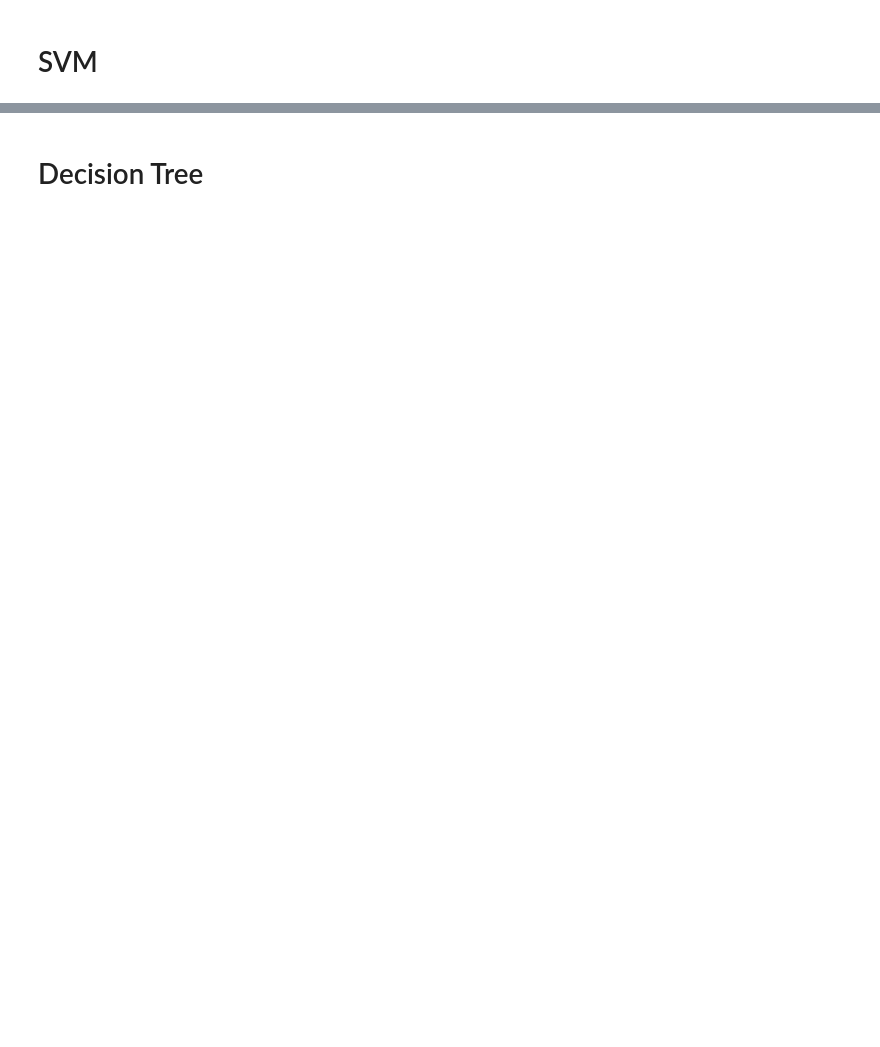
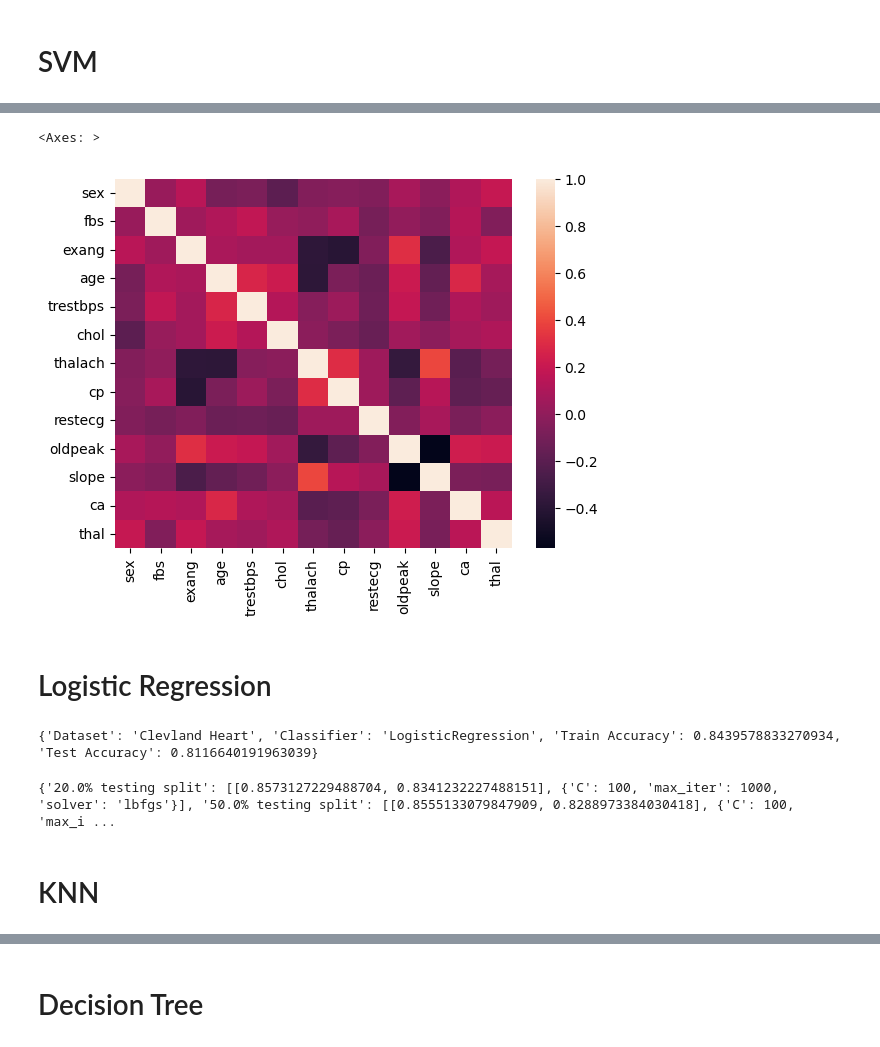
Before and after one commit to JaigonRyu/Health-Classification-Trials, a Jupyter notebook: classification_trials.ipynb, the cells around one changed output, grey strips where cells are left out. Drawn from its saved outputs; the diff is of its cells as text; code cells hidden in the pictures; blank space fills up the shorter version.

```diff
--- a/classification_trials.ipynb
+++ b/classification_trials.ipynb
@@ -910,0 +684,8 @@ Accuracy 3: 0.719626168224299
+# %%
+features_corr = features_re.corr()
+sns.heatmap(features_corr)
+# %% [output]
+<Axes: >
+[figure, added]
+# %% [markdown]
+# Logistic Regression
@@ -910,0 +694,10 @@ Accuracy 3: 0.719626168224299
+# %%
+print(results_log_reg_4)
+# %% [output]
+{'Dataset': 'Clevland Heart', 'Classifier': 'LogisticRegression', 'Train Accuracy': 0.8439578833270934, 'Test Accuracy': 0.8116640191963039}
+# %%
+print(acc_log_reg_4)
+# %% [output]
+{'20.0% testing split': [[0.8573127229488704, 0.8341232227488151], {'C': 100, 'max_iter': 1000, 'solver': 'lbfgs'}], '50.0% testing split': [[0.8555133079847909, 0.8288973384030418], {'C': 100, 'max_i ...
+# %% [markdown]
+# KNN
```
Also changed, not shown: parts of 154 cells of this notebook.
